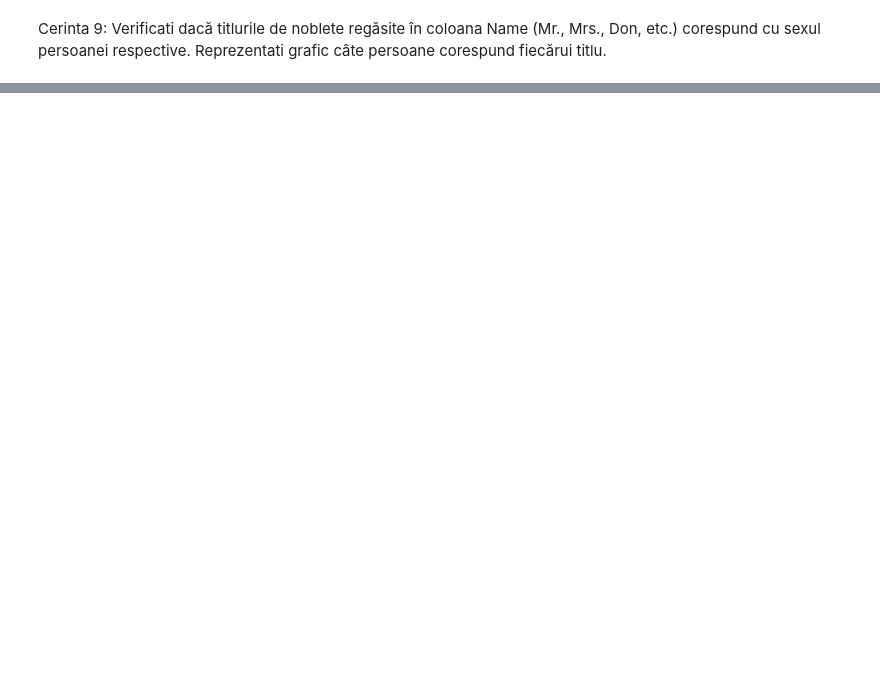
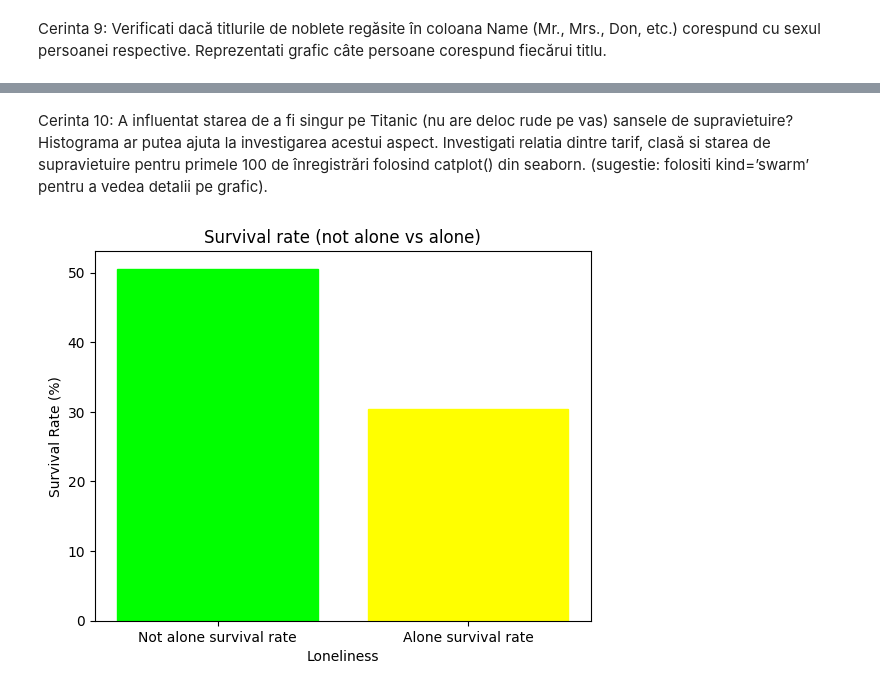
Before and after one commit to alexandrubabacea/Kaggle-Titanic, a Jupyter notebook: Partea1 proiect.ipynb, the cells around one changed output, grey strips where cells are left out. Cells and saved outputs as stored; diff of their text form; code cells hidden in the pictures; blank space fills up the shorter version.

```diff
--- a/Proiect28-5-24.ipynb
+++ b/Partea1 proiect.ipynb
@@ -293,0 +286,17 @@ thirdmean = thirdclass.mean()
+# %%
+survivedData = TrainData[TrainData['Survived'] == 1]
+deadData = TrainData[TrainData['Survived'] == 0]
+
+for col in TrainData.columns:
+    if TrainData[col].dtype in [int, float]:
+      survived_avg = survivedData[col].mean()
+      dead_avg = deadData[col].mean()
+
+      TrainData.loc[TrainData['Survived'] == 1, col] = TrainData.loc[TrainData['Survived'] == 1, col].fillna(survived_avg)
+      TrainData.loc[TrainData['Survived'] == 0, col] = TrainData.loc[TrainData['Survived'] == 0, col].fillna(dead_avg)
+    if TrainData[col].dtype == 'category':
+      survived_avg = survivedData[col].value_counts().index[0]
+      dead_avg = deadData[col].value_counts().index[0]
+      TrainData.loc[TrainData['Survived'] == 1, col] = TrainData.loc[TrainData['Survived'] == 1, col].fillna(survived_avg)
+      TrainData.loc[TrainData['Survived'] == 0, col] = TrainData.loc[TrainData['Survived'] == 0, col].fillna(dead_avg)
+TrainData.info()
@@ -320,0 +380,25 @@ print(filtered_data)
+# %% [markdown]
+Cerinta 10: A influentat starea de a fi singur pe Titanic (nu are deloc rude pe vas) sansele de supravietuire? Histograma ar putea ajuta la investigarea acestui aspect. Investigati relatia dintre tarif, clasă si starea de supravietuire pentru primele 100 de înregistrări folosind catplot()
+din seaborn. (sugestie: folositi kind=’swarm’ pentru a vedea detalii pe grafic).
+# %%
+#TrainData[['Survived', 'SibSp']].hist()
+
+withsibling = TrainData[(TrainData['SibSp'] > 0) | (TrainData['Parch'] > 0)]
+nosibling = TrainData[TrainData['SibSp'] == 0]
+nosibling = nosibling[nosibling['Parch'] == 0]
+
+withsibling_sur_rate = withsibling['Survived'].sum() / len(withsibling) * 100
+nosibling_sur_rate = nosibling['Survived'].sum() / len(nosibling) * 100
+
+
+plt.bar(['Not alone survival rate', 'Alone survival rate'], [withsibling_sur_rate, nosibling_sur_rate])
+plt.xlabel('Loneliness');
+plt.ylabel('Survival Rate (%)')
+plt.title('Survival rate (not alone vs alone)')
+
+plt.gca().get_children()[1].set_color('yellow')
+plt.gca().get_children()[0].set_color('lime')
+
+plt.show()
+# %% [output]
+[figure, added]
```
Also changed, not shown: parts of 6 cells of this notebook, 6 other files.
